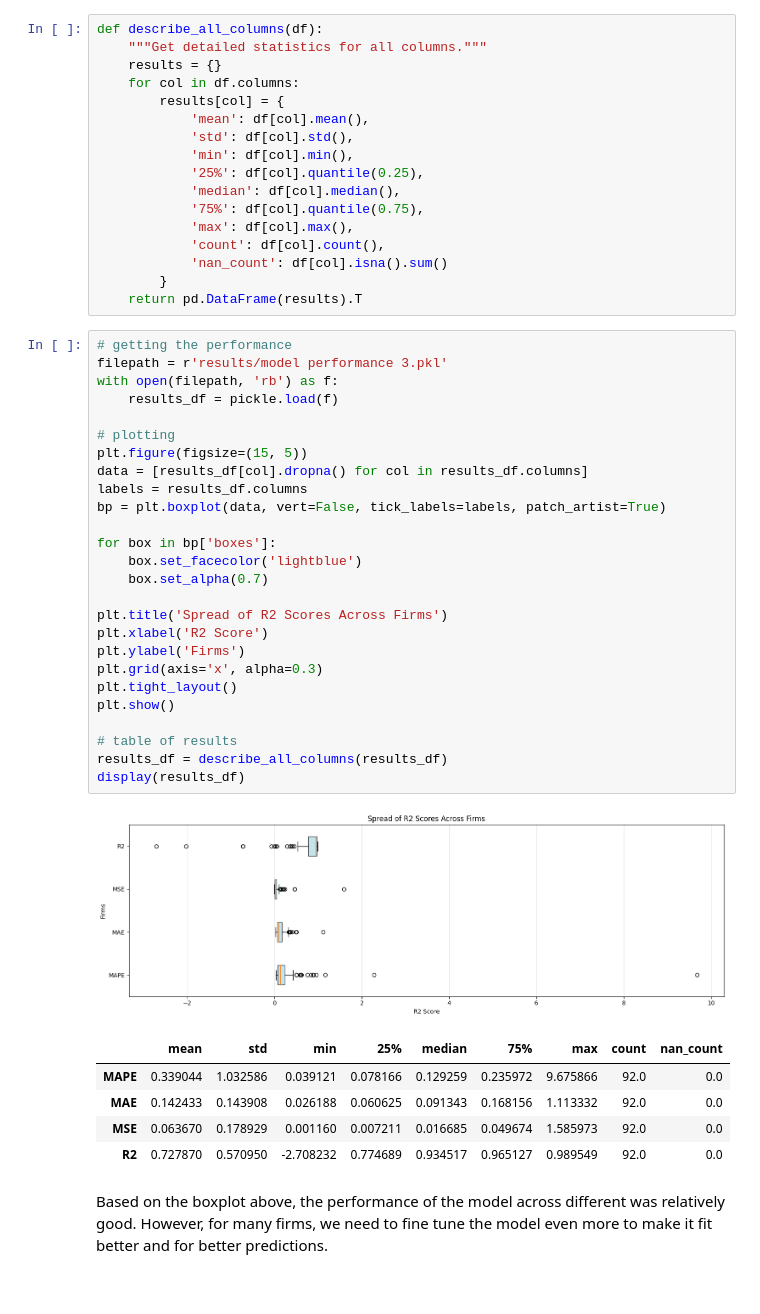
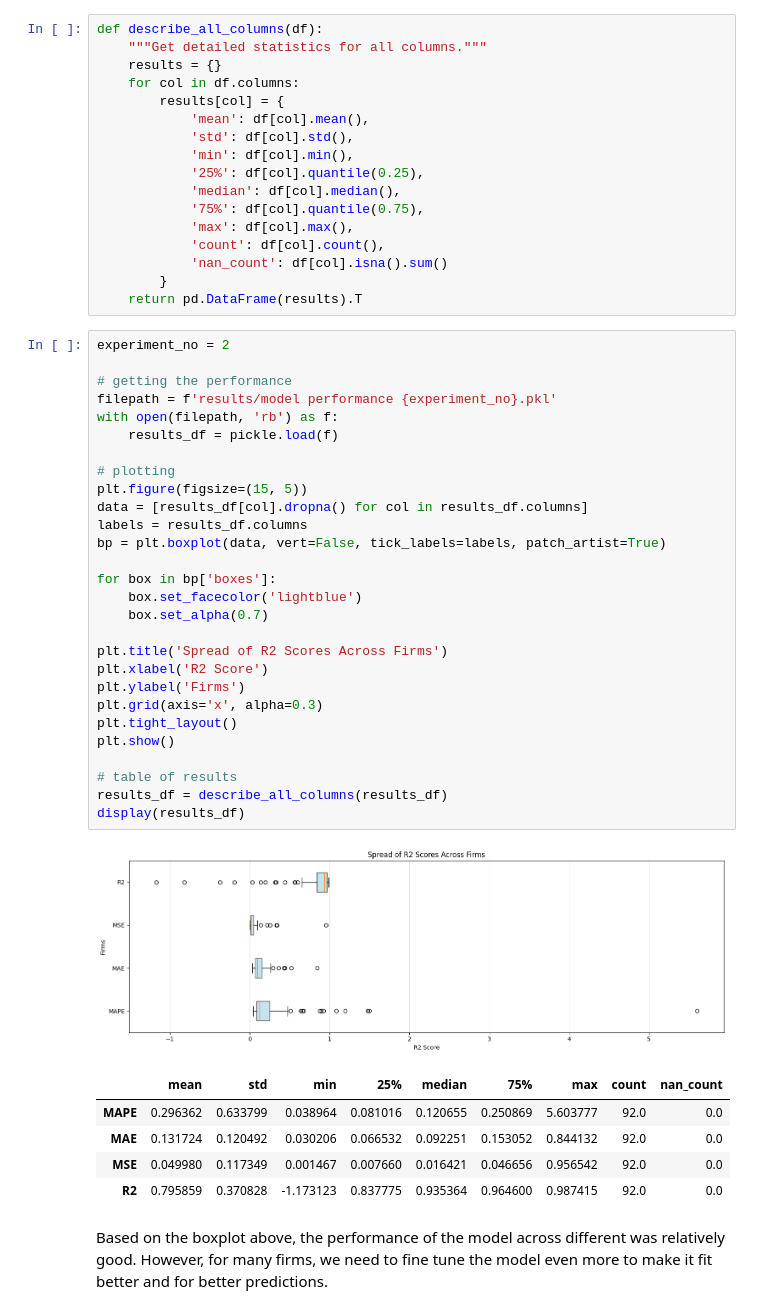
Before and after one commit to donnafaithhh/LSTM-Trading, a Jupyter notebook: 02 LSTM Implementation.ipynb, the cells around one changed output. Saved outputs shown, nothing was run; the diff lists cells and outputs as text.

```diff
--- a/02 LSTM Implementation.ipynb
+++ b/02 LSTM Implementation.ipynb
@@ -613,39 +588,41 @@ def describe_all_columns(df):
             'nan_count': df[col].isna().sum()
         }
     return pd.DataFrame(results).T
-# %%
-# getting the performance
-filepath = r'results/model performance 3.pkl'
-with open(filepath, 'rb') as f:
-    results_df = pickle.load(f)
-
-# plotting
-plt.figure(figsize=(15, 5))
-data = [results_df[col].dropna() for col in results_df.columns]
-labels = results_df.columns
-bp = plt.boxplot(data, vert=False, tick_labels=labels, patch_artist=True)
-
-for box in bp['boxes']:
-    box.set_facecolor('lightblue')
-    box.set_alpha(0.7)
-
-plt.title('Spread of R2 Scores Across Firms')
-plt.xlabel('R2 Score')
-plt.ylabel('Firms')
-plt.grid(axis='x', alpha=0.3)
-plt.tight_layout()
-plt.show()
-
-# table of results
-results_df = describe_all_columns(results_df)
-display(results_df)
-# %% [output]
-[figure, removed]
-|  | mean | std | min | 25% | median | 75% | max | count | nan_count |
-| MAPE | 0.339044 | 1.032586 | 0.039121 | 0.078166 | 0.129259 | 0.235972 | 9.675866 | 92.0 | 0.0 |
-| MAE | 0.142433 | 0.143908 | 0.026188 | 0.060625 | 0.091343 | 0.168156 | 1.113332 | 92.0 | 0.0 |
-| MSE | 0.063670 | 0.178929 | 0.001160 | 0.007211 | 0.016685 | 0.049674 | 1.585973 | 92.0 | 0.0 |
-| R2 | 0.727870 | 0.570950 | -2.708232 | 0.774689 | 0.934517 | 0.965127 | 0.989549 | 92.0 | 0.0 |
+# %%
+experiment_no = 2
+
+# getting the performance
+filepath = f'results/model performance {experiment_no}.pkl'
+with open(filepath, 'rb') as f:
+    results_df = pickle.load(f)
+
+# plotting
+plt.figure(figsize=(15, 5))
+data = [results_df[col].dropna() for col in results_df.columns]
+labels = results_df.columns
+bp = plt.boxplot(data, vert=False, tick_labels=labels, patch_artist=True)
+
+for box in bp['boxes']:
+    box.set_facecolor('lightblue')
+    box.set_alpha(0.7)
+
+plt.title('Spread of R2 Scores Across Firms')
+plt.xlabel('R2 Score')
+plt.ylabel('Firms')
+plt.grid(axis='x', alpha=0.3)
+plt.tight_layout()
+plt.show()
+
+# table of results
+results_df = describe_all_columns(results_df)
+display(results_df)
+# %% [output]
+[figure, added]
+|  | mean | std | min | 25% | median | 75% | max | count | nan_count |
+| MAPE | 0.296362 | 0.633799 | 0.038964 | 0.081016 | 0.120655 | 0.250869 | 5.603777 | 92.0 | 0.0 |
+| MAE | 0.131724 | 0.120492 | 0.030206 | 0.066532 | 0.092251 | 0.153052 | 0.844132 | 92.0 | 0.0 |
+| MSE | 0.049980 | 0.117349 | 0.001467 | 0.007660 | 0.016421 | 0.046656 | 0.956542 | 92.0 | 0.0 |
+| R2 | 0.795859 | 0.370828 | -1.173123 | 0.837775 | 0.935364 | 0.964600 | 0.987415 | 92.0 | 0.0 |
 # %% [markdown]
 Based on the boxplot above, the performance of the model across different was relatively good.
 However, for many firms, we need to fine tune the model even more to make it fit better and for better predictions.
```
Also changed, not shown: parts of 12 cells of this notebook, 2 other files.
